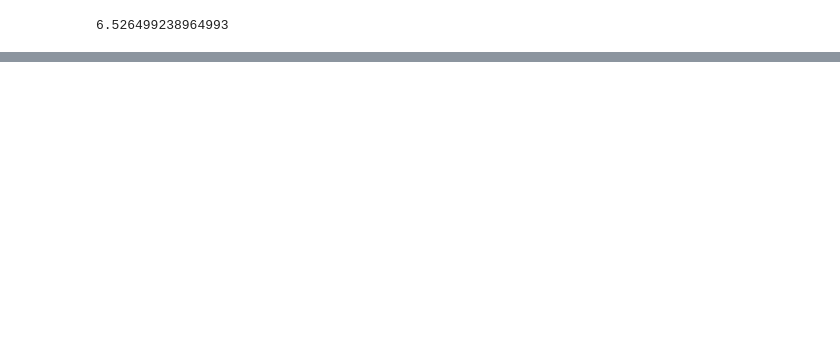
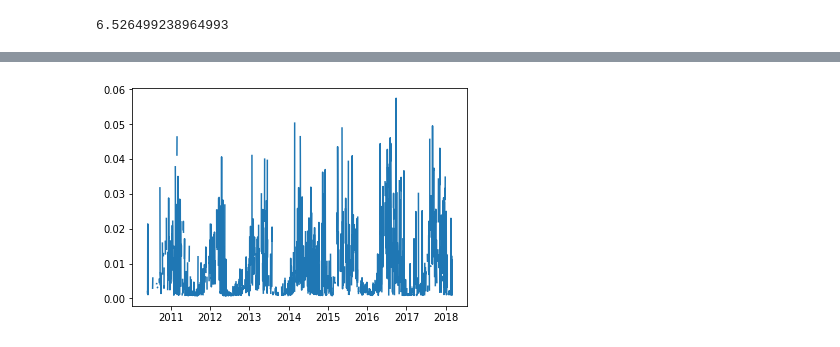
Before and after one commit to abhimanyu-jain/Magnetic-Field-Strength-Prediction, a Jupyter notebook: notebooks/Satellite_based_analysis.ipynb, the cells around one changed output, grey strips where cells are left out. Cells and saved outputs as stored; diff of their text form; code cells hidden in the pictures; blank space fills up the shorter version.

```diff
--- a/notebooks/Satellite_based_analysis.ipynb
+++ b/notebooks/Satellite_based_analysis.ipynb
@@ -137,0 +168,19 @@ plt.plot(df_sat0_sorted_1['B'])
+# %%
+# Imputing using interpolation with different methods
+
+def interpolate(df):
+    df = df.assign(InterpolateLinear    = df.B.interpolate(method='linear'))
+    df = df.assign(InterpolateTime      = df.B.interpolate(method='time'))
+    df = df.assign(InterpolateQuadratic = df.B.interpolate(method='quadratic'))
+    df = df.assign(InterpolateCubic     = df.B.interpolate(method='cubic'))
+    df = df.assign(InterpolateSLinear   = df.B.interpolate(method='slinear'))
+    df = df.assign(InterpolateAkima     = df.B.interpolate(method='akima'))
+    df = df.assign(InterpolatePoly5     = df.B.interpolate(method='polynomial', order=5))
+    df = df.assign(InterpolatePoly7     = df.B.interpolate(method='polynomial', order=7))
+    df = df.assign(InterpolateSpline3   = df.B.interpolate(method='spline', order=3))
+    df = df.assign(InterpolateSpline4   = df.B.interpolate(method='spline', order=4))
+    df = df.assign(InterpolateSpline5   = df.B.interpolate(method='spline', order=5))
+    return df
+# %%
+df_sat0_sorted_1_resampled_1day_interpolated = interpolate(df_sat0_sorted_1_resampled_1day)
+print(df_sat0_sorted_1_resampled_1day_interpolated)
@@ -137,0 +205,6 @@ plt.plot(df_sat0_sorted_1['B'])
+# %%
+final_df= df_sat0_sorted_1_resampled_1day_interpolated[['B', 'InterpolateLinear']]
+plt.plot(final_df['B'], label = 'B_original')
+plt.show()
+# %% [output]
+[figure, added]
```
Also changed, not shown: parts of 11 cells of this notebook.
